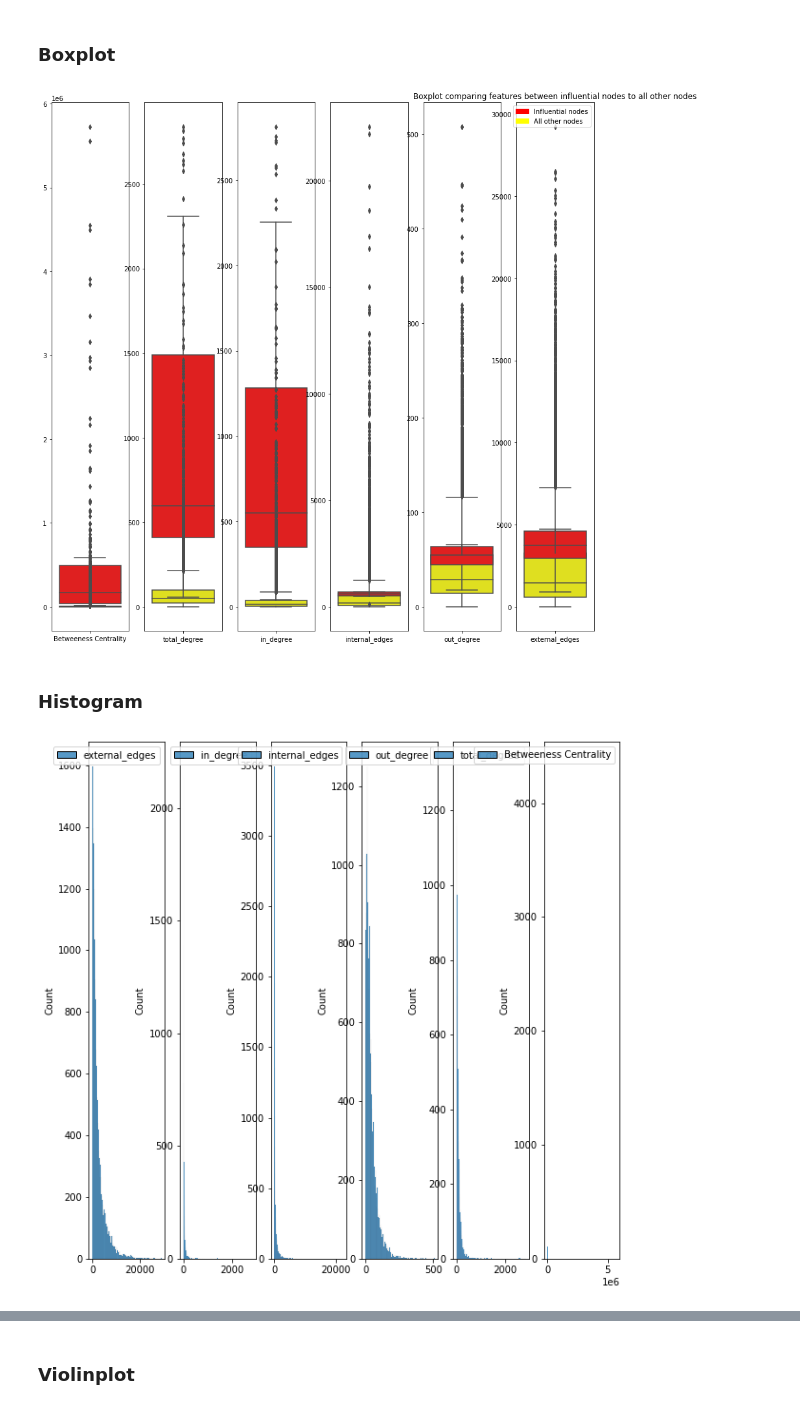
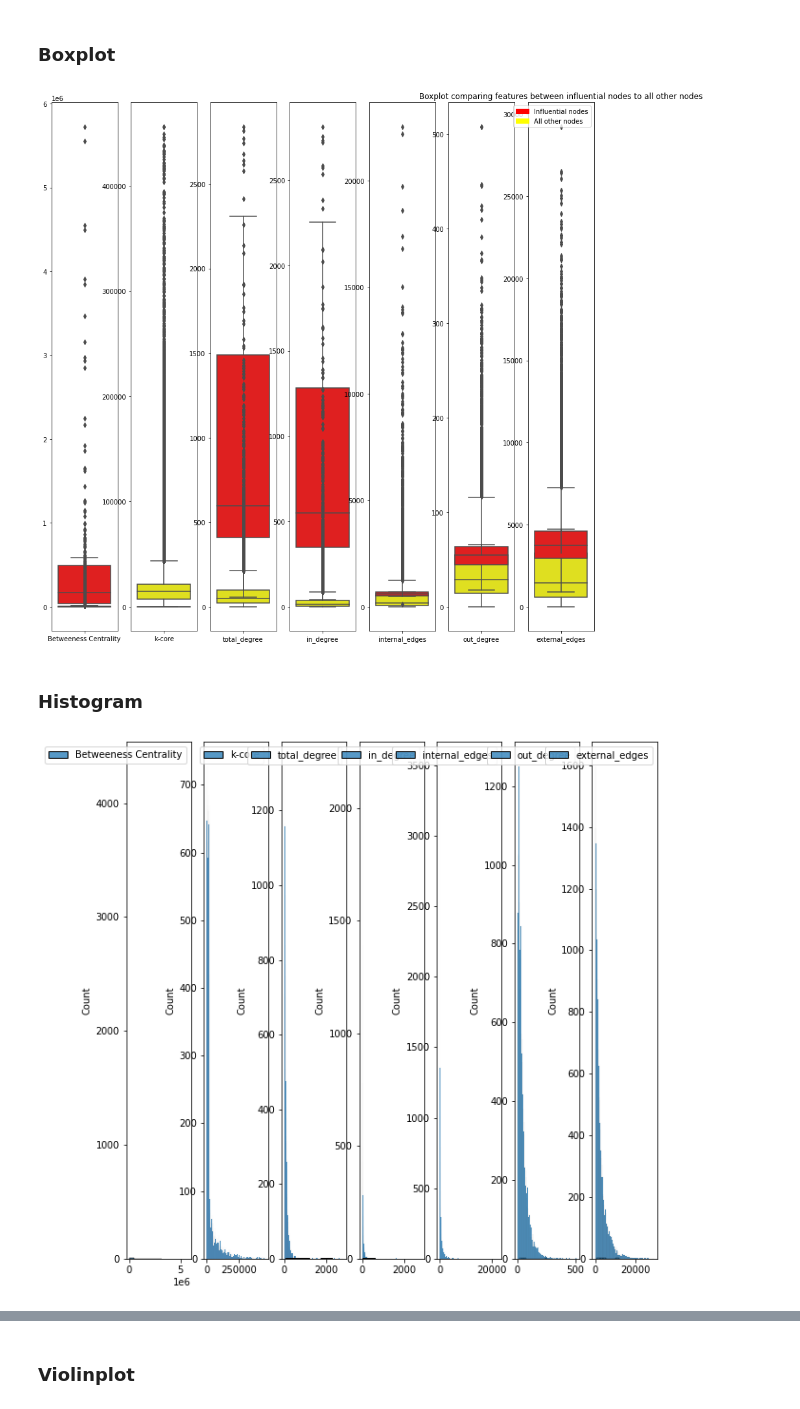
Before and after one commit to alexcosta13/twitter-superspreaders, a Jupyter notebook: 04_results_and_visualization.ipynb, the cells around one changed output, grey strips where cells are left out. Drawn from its saved outputs; the diff is of its cells as text; code cells hidden in the pictures.

```diff
--- a/04_results_and_visualization.ipynb
+++ b/04_results_and_visualization.ipynb
@@ -275,7 +261,7 @@ Index(['node', 'in_degree(mean)(mean)(mean)(mean)(mean)(mean)',
       dtype='object')
 # %%
 # Extracting the most interesting variables
-interesting_var = ['node', 'external_edges', 'in_degree', 'internal_edges', 'out_degree', 'total_degree', 'Betweeness Centrality', 'cluster']
+interesting_var = ['node', 'external_edges', 'in_degree', 'internal_edges', 'out_degree', 'total_degree', 'Betweeness Centrality', 'cluster', 'k-core']
 # %%
 feature_extraction_df = feature_extraction_df[interesting_var]
 feature_extraction_df
@@ -334,6 +320,7 @@ feature_extraction_df
 ## Visualization
 # %%
 features = ['Betweeness Centrality',
+ 'k-core',
  'total_degree',
  'in_degree',
  'internal_edges',
@@ -343,7 +330,7 @@ features = ['Betweeness Centrality',
 ### Boxplot
 # %%
 # creating boxplot
-fig, ax = plt.subplots(1, 6, figsize=(15, 15))
+fig, ax = plt.subplots(1, 7, figsize=(15, 15))
 
 for var, subplot in zip(features, ax.flatten()):
     sns.boxplot(data=pd.DataFrame(all_excluding_common_nodes_features[var]), ax=subplot, color = "yellow")
@@ -357,14 +344,14 @@ plt.legend(handles=[red_patch, yellow_patch])
 
 plt.show()
 # %% [output]
-[figure, old version]
+[figure, new version]
 # %% [markdown]
 ### Histogram
 # %%
-fig, ax = plt.subplots(1, 6, figsize=(10, 10))
+fig, ax = plt.subplots(1, 7, figsize=(10, 10))
 for var, subplot in zip(features, ax.flatten()):
     sns.histplot(data=pd.DataFrame(all_excluding_common_nodes_features[var]), ax=subplot)
     sns.histplot(data=pd.DataFrame(common_nodes_features[var]), ax=subplot)
 # %% [output]
-[figure, old version]
+[figure, new version]
 # %%
```
Also changed, not shown: parts of 11 cells of this notebook, 1 other file.
